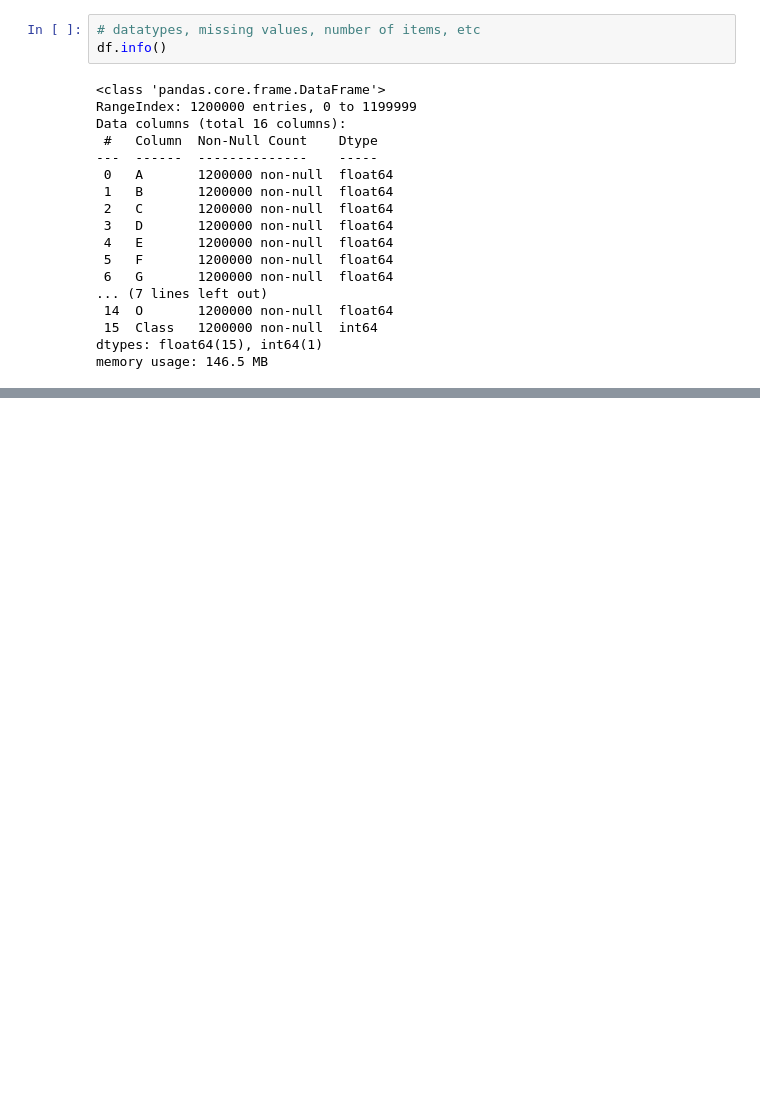
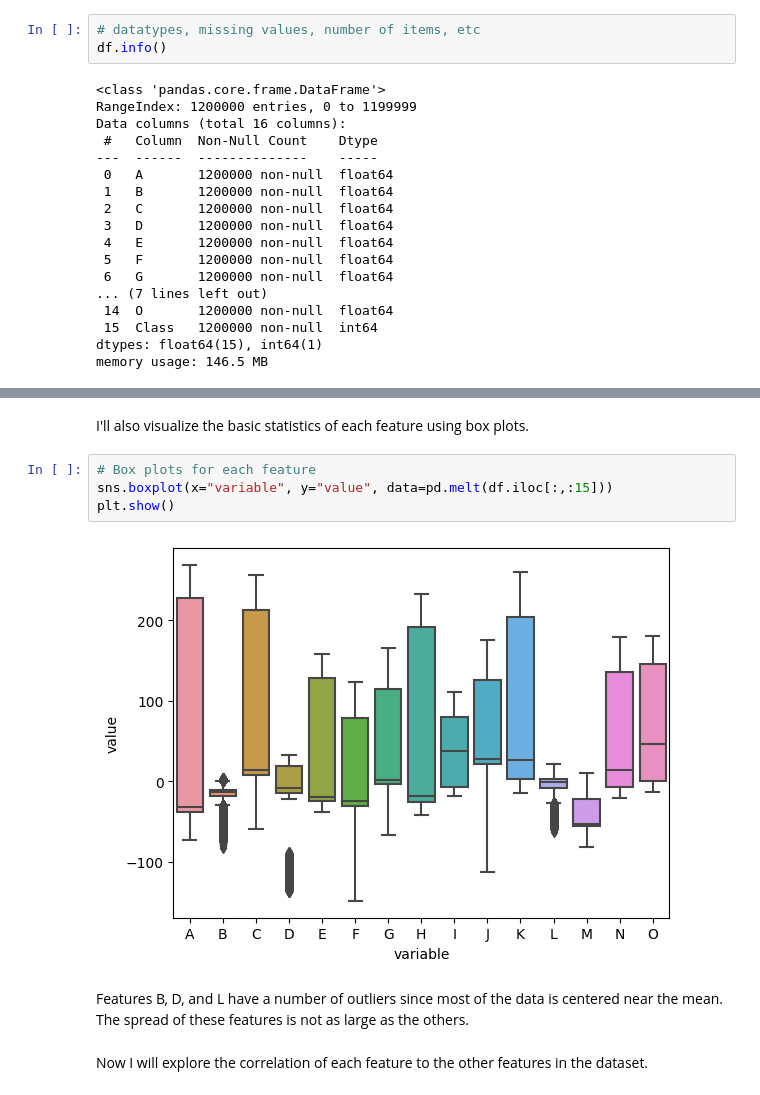
Before and after one commit to lisah01/DM-Project, a Jupyter notebook: Project.ipynb, the cells around one changed output, grey strips where cells are left out. Saved outputs shown, nothing was run; the diff lists cells and outputs as text; blank space fills up the shorter version.

```diff
--- a/Project.ipynb
+++ b/Project.ipynb
@@ -195,0 +213,12 @@ The elbow occurs at n=3, indicating 3 is the optimal number of dimensions.
+# %% [markdown]
+I'll also visualize the basic statistics of each feature using box plots.
+# %%
+# Box plots for each feature
+sns.boxplot(x="variable", y="value", data=pd.melt(df.iloc[:,:15]))
+plt.show()
+# %% [output]
+[figure, added]
+# %% [markdown]
+Features B, D, and L have a number of outliers since most of the data is centered near the mean. The spread of these features is not as large as the others.
+# %% [markdown]
+Now I will explore the correlation of each feature to the other features in the dataset.
```
Also changed, not shown: parts of 66 cells of this notebook.
